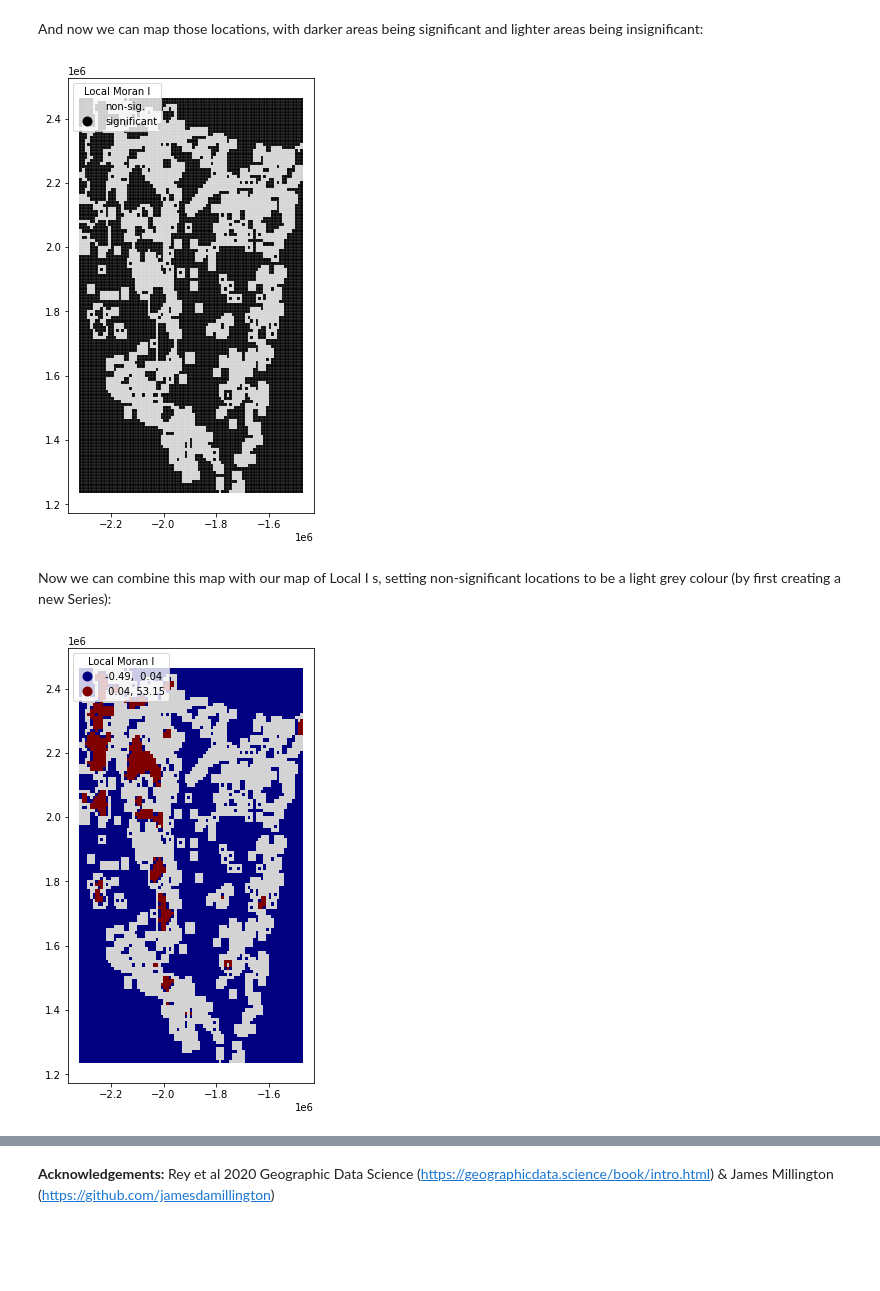
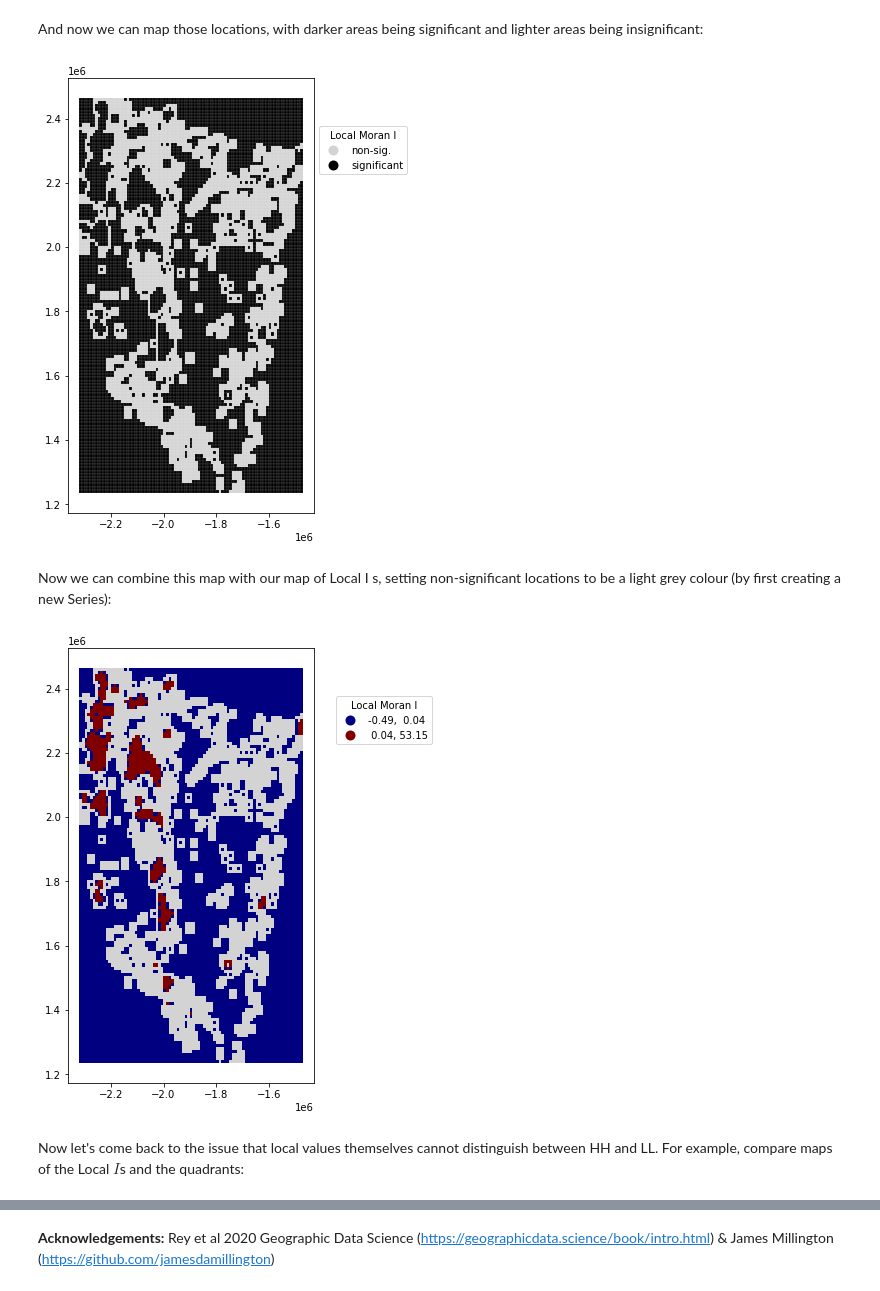
Before and after one commit to laura-turnbull-lloyd/STDH_teaching, a Jupyter notebook: Lecture5_spatial_autocorrelation.ipynb, the cells around one changed output, grey strips where cells are left out. Cells and saved outputs as stored; diff of their text form; code cells hidden in the pictures; blank space fills up the shorter version.

```diff
--- a/Lecture5_spatial_autocorrelation.ipynb
+++ b/Lecture5_spatial_autocorrelation.ipynb
@@ -579,15 +551,15 @@ And now we can map those locations, with darker areas being significant and ligh
 # %%
 fig, ax = plt.subplots(1,figsize=(10,8))
 
 sigcolors = {'non-sig.':'lightgrey', 'significant':'black'}
 
 dissolve_merged.plot(column='sig', categorical=True, cmap=colors.ListedColormap(sigcolors.values()),
          k=2, linewidth=0.1, edgecolor='white',
-         legend=True, legend_kwds={"title":'Local Moran I',"loc": 2},
+         legend=True, legend_kwds={"title":'Local Moran I','bbox_to_anchor': (1.4, 0.9)},
          ax=ax)
 plt.show()
 # %% [output]
-[figure, old version]
+[figure, new version]
 # %% [markdown]
 Now we can combine this map with our map of Local  I s, setting non-significant locations to be a light grey colour (by first creating a new Series):
 # %%
@@ -599,11 +571,13 @@ dissolve_merged.plot(color='lightgrey',linewidth=0.0,ax=ax)
 
 dissolve_merged.plot(column='sigIs', cmap='jet', scheme='quantiles',
          k=5, edgecolor='white', linewidth=0.0,
-         legend=True, legend_kwds={"title":'Local Moran I',"loc": 2},
+         legend=True, legend_kwds={"title":'Local Moran I','bbox_to_anchor': (1.5, 0.9)},
          ax=ax)
 plt.show()
 # %% [output]
-[figure, old version]
+[figure, new version]
+# %% [markdown]
+Now let's come back to the issue that local  values themselves cannot distinguish between HH and LL. For example, compare maps of the Local $I$s and the quadrants:
 # %%
 fig, ax = plt.subplots(1,2, figsize=(10,8))
 
```
Also changed, not shown: parts of 55 cells of this notebook.
